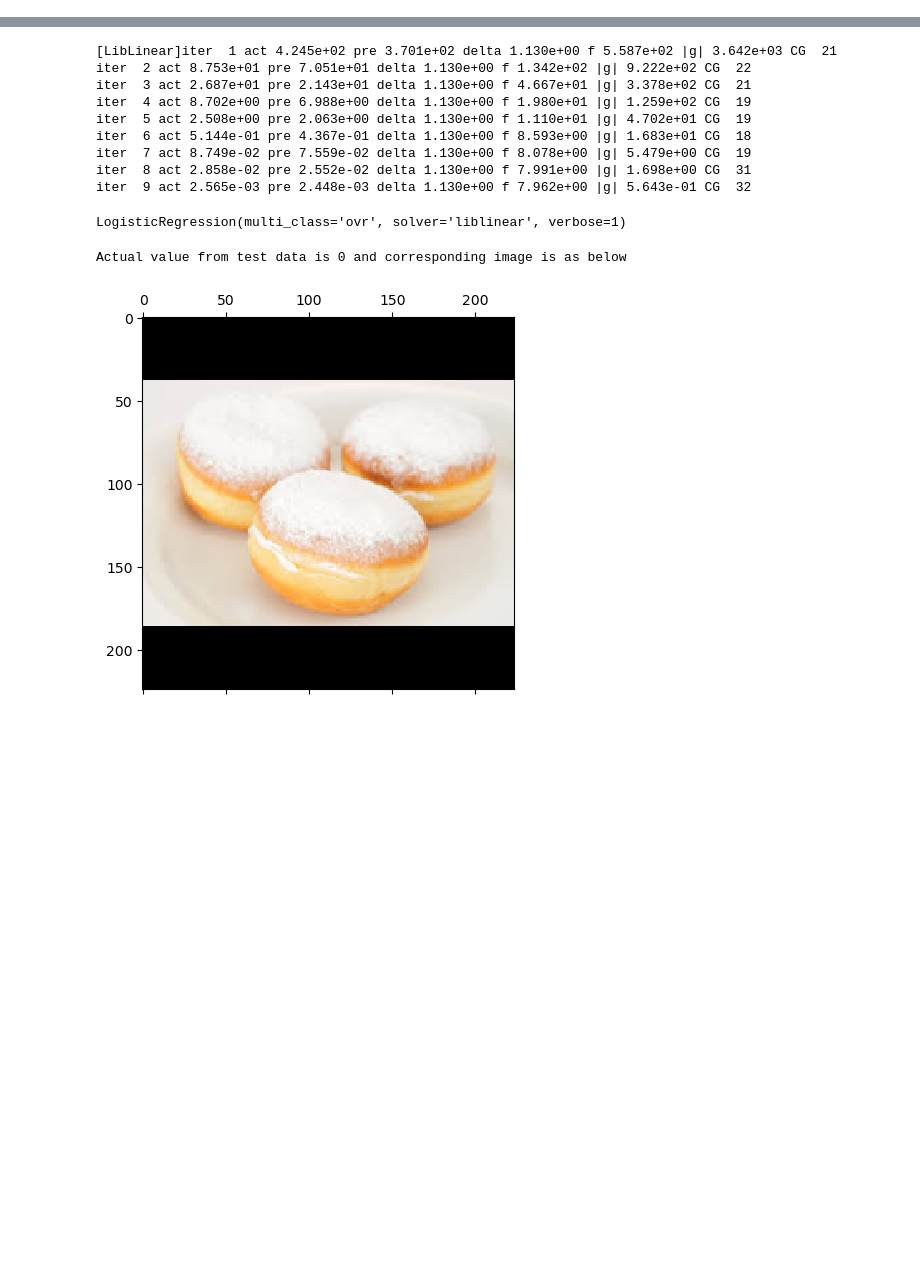
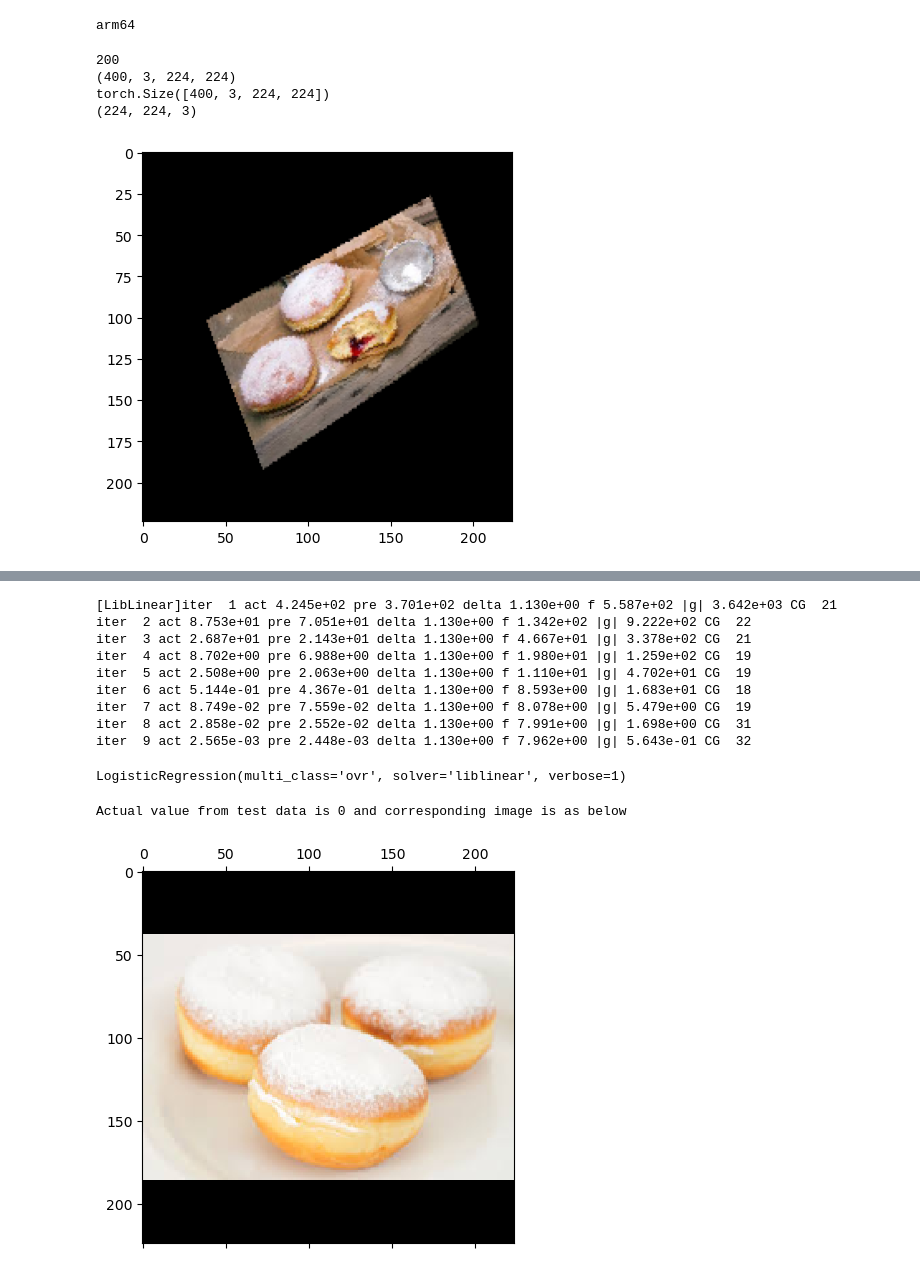
Before and after one commit to Rob2U/BerlinerPfannkuchenKlassifikator, a Jupyter notebook: src/cnn.ipynb, the cells around one changed output, grey strips where cells are left out. Cells and saved outputs as stored; diff of their text form; code cells hidden in the pictures; blank space fills up the shorter version.

Commit message:
fix Dataset loading error

```diff
--- a/src/cnn.ipynb
+++ b/src/cnn.ipynb
@@ -1,3 +1,9 @@
+# %%
+import platform
+
+print(platform.machine())
+# %% [output]
+arm64
 # %%
 import io
 import os
@@ -15,12 +21,18 @@ from matplotlib import pyplot as plt
 # %%
 from torchvision.io import read_image
 from torch.utils.data import Dataset, DataLoader
-
+device = torch.device("cpu")
 
 class ImageDataset(Dataset):
     def __init__(self, labels, data, transform=None, target_transform=None):
-        self.img_labels = labels
-        self.img_data = data
+        self.img_labels = torch.from_numpy(labels)
+        self.img_labels = self.img_labels.to(device)
+
+        data = np.moveaxis(data, 3, 1)
+        print(data.shape)
+        self.img_data = torch.from_numpy(data)
+        print(self.img_data.shape)
+        self.img_data = self.img_data.to(device)
         self.transform = transform
         self.target_transform = target_transform
 
@@ -29,6 +41,7 @@ class ImageDataset(Dataset):
 
     def __getitem__(self, idx):
         image = self.img_data[idx]
+
         label = self.img_labels[idx]
         if self.transform:
             image = self.transform(image)
@@ -39,30 +52,57 @@ class ImageDataset(Dataset):
 # %%
 X_train = list()
 y_train = list()
-
 for file in pathlib.Path("/Users/robert/Documents/RepositorysLocal/BerlinerPfannkuchenKlassifikatior/BerlinerPfannkuchenKlassifikator/data/berliner").iterdir():
     if file.is_file() and file.suffix == ".bmp":
         pic = Image.open("/Users/robert/Documents/RepositorysLocal/BerlinerPfannkuchenKlassifikatior/BerlinerPfannkuchenKlassifikator/data/berliner/" + file.name)
         pix = np.asarray(pic)
-        pix = (pix / 255.0)
+        pix = pix / 255.0
         pix = pix.astype(np.float32)
+
+
         X_train.append(pix)
         y_train.append(0)
 
+
+print(len(X_train))
+length = len(X_train)
 
 for file in pathlib.Path("/Users/robert/Documents/RepositorysLocal/BerlinerPfannkuchenKlassifikatior/BerlinerPfannkuchenKlassifikator/data/pfannkuchen").iterdir():
     if file.is_file() and file.suffix == ".bmp":
         pic = Image.open("/Users/robert/Documents/RepositorysLocal/BerlinerPfannkuchenKlassifikatior/BerlinerPfannkuchenKlassifikator/data/pfannkuchen/" + file.name)
         pix = np.asarray(pic)
-        pix = (pix / 255.0)
+        pix = pix / 255.0
         pix = pix.astype(np.float32)
+
         X_train.append(pix)
         y_train.append(1)
-
+    if len(X_train) > length*2:
+        break
 X_train = np.asarray(X_train)
 y_train = np.asarray(y_train)
 
-trainset = ImageDataset(y_train, X_train, transform=transforms.ToTensor())
+
+
+trainset = ImageDataset(y_train, X_train, transform=transforms.Compose([
+    transforms.RandomPerspective(distortion_scale=0.6, p=1.0),
+    transforms.RandomRotation(degrees=(0, 180))
+]))
+
+"""
+data, lbl = trainset.__getitem__(0)
+data = np.asarray(data)
+data = np.moveaxis(data, 0, 2)
+print(data.shape)
+
+plt.imshow(data)
+plt.show()
+""";
+# %% [output]
+200
+(400, 3, 224, 224)
+torch.Size([400, 3, 224, 224])
+(224, 224, 3)
+[figure, added]
 # %%
 import torch.nn as nn
 import torch.nn.functional as F
```
Also changed, not shown: parts of 4 cells of this notebook, 1 other file.
